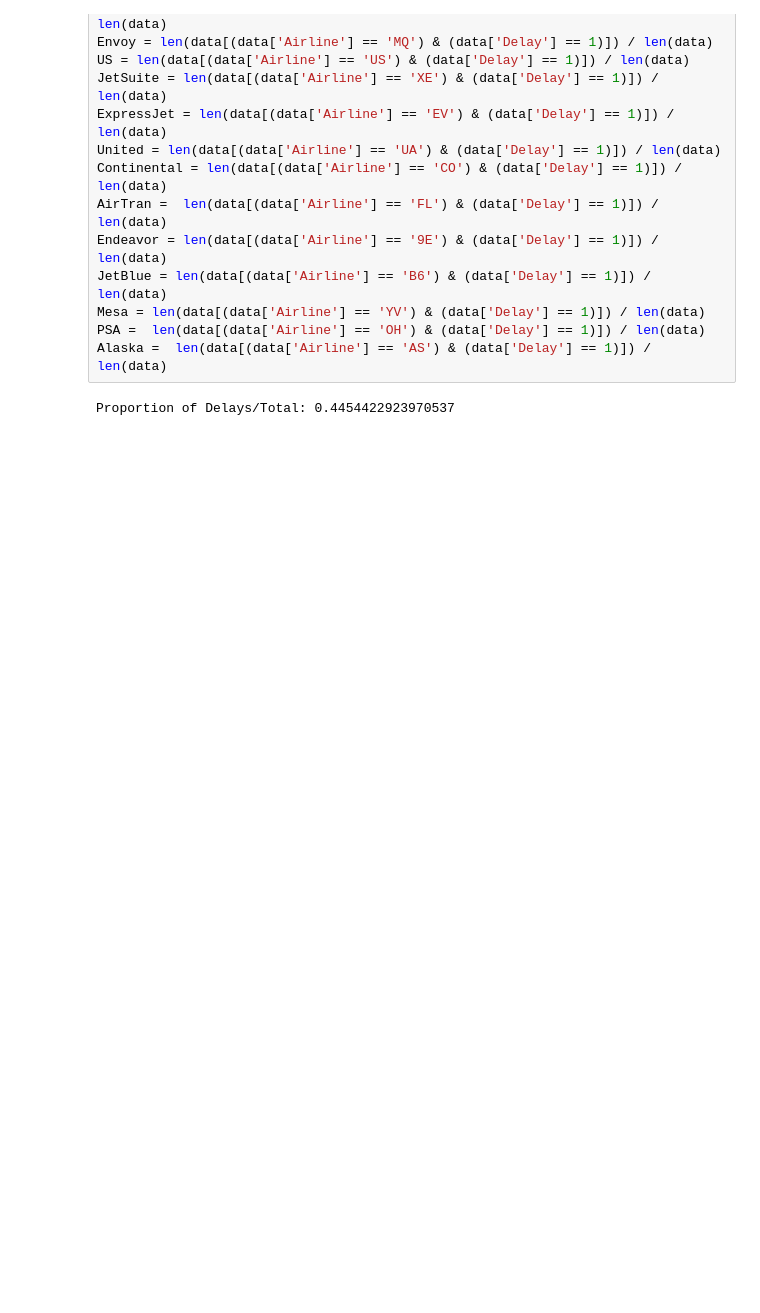
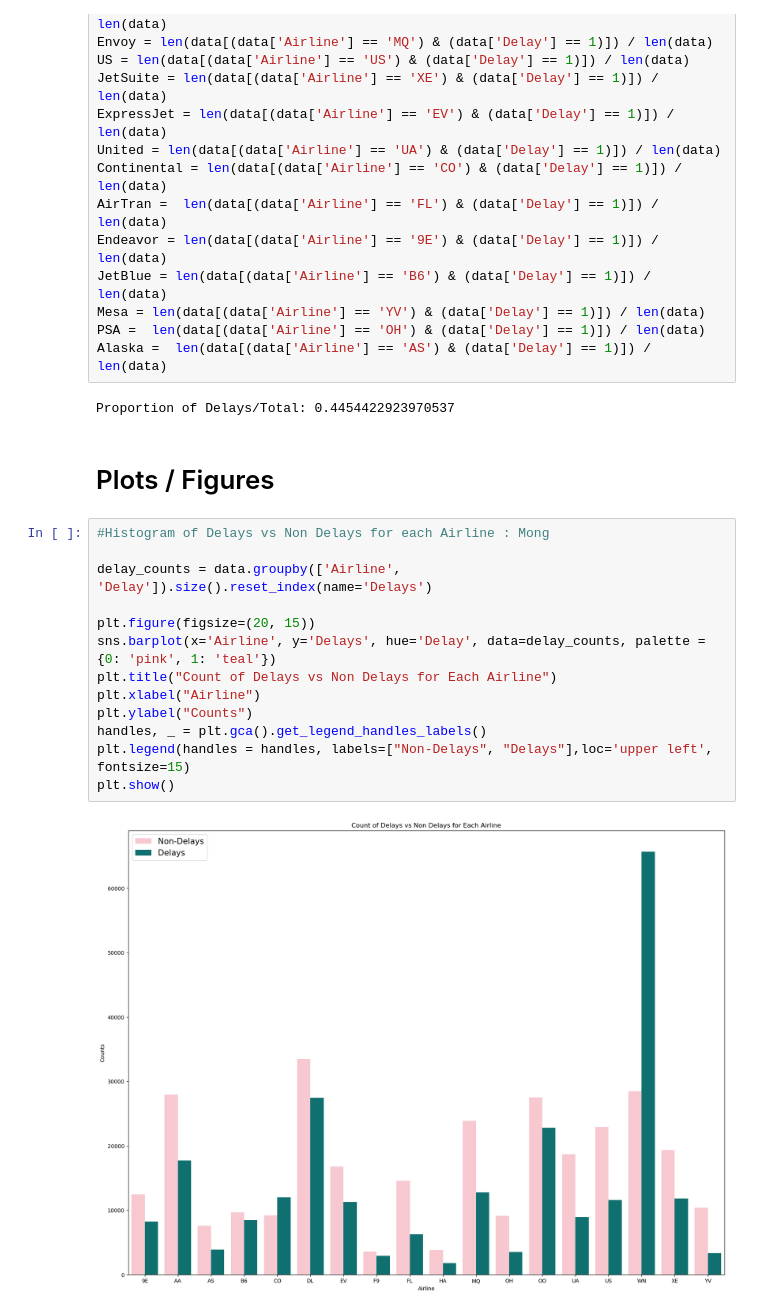
Before and after one commit to mvo1017/flight_analysis, a Jupyter notebook: term_project.ipynb, the cells around one changed output. Cells and saved outputs as stored; diff of their text form; blank space fills up the shorter version.

Commit message:
Plot: delays vs non per airline

```diff
--- a/term_project.ipynb
+++ b/term_project.ipynb
@@ -54,3 +58,20 @@ PSA =  len(data[(data['Airline'] == 'OH') & (data['Delay'] == 1)]) / len(data)
 Alaska =  len(data[(data['Airline'] == 'AS') & (data['Delay'] == 1)]) / len(data)
 # %% [output]
 Proportion of Delays/Total: 0.4454422923970537
+# %% [markdown]
+# Plots / Figures
+# %%
+#Histogram of Delays vs Non Delays for each Airline : Mong
+
+delay_counts = data.groupby(['Airline', 'Delay']).size().reset_index(name='Delays')
+
+plt.figure(figsize=(20, 15))
+sns.barplot(x='Airline', y='Delays', hue='Delay', data=delay_counts, palette = {0: 'pink', 1: 'teal'})
+plt.title("Count of Delays vs Non Delays for Each Airline")
+plt.xlabel("Airline")
+plt.ylabel("Counts")
+handles, _ = plt.gca().get_legend_handles_labels()
+plt.legend(handles = handles, labels=["Non-Delays", "Delays"],loc='upper left', fontsize=15)
+plt.show()
+# %% [output]
+[figure, added]
```
Also changed, not shown: parts of 2 cells of this notebook.
